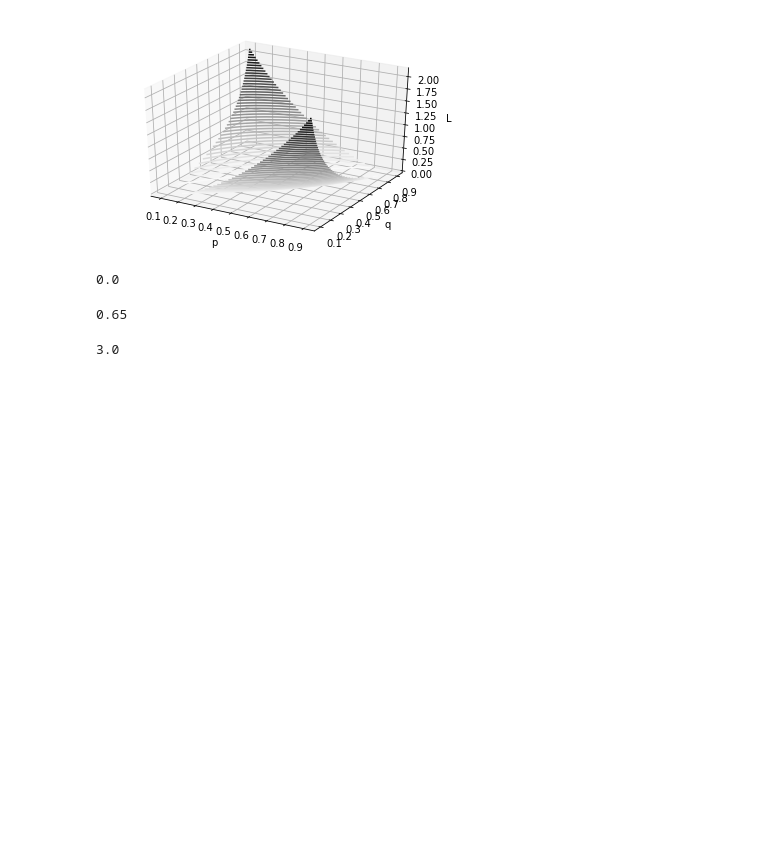
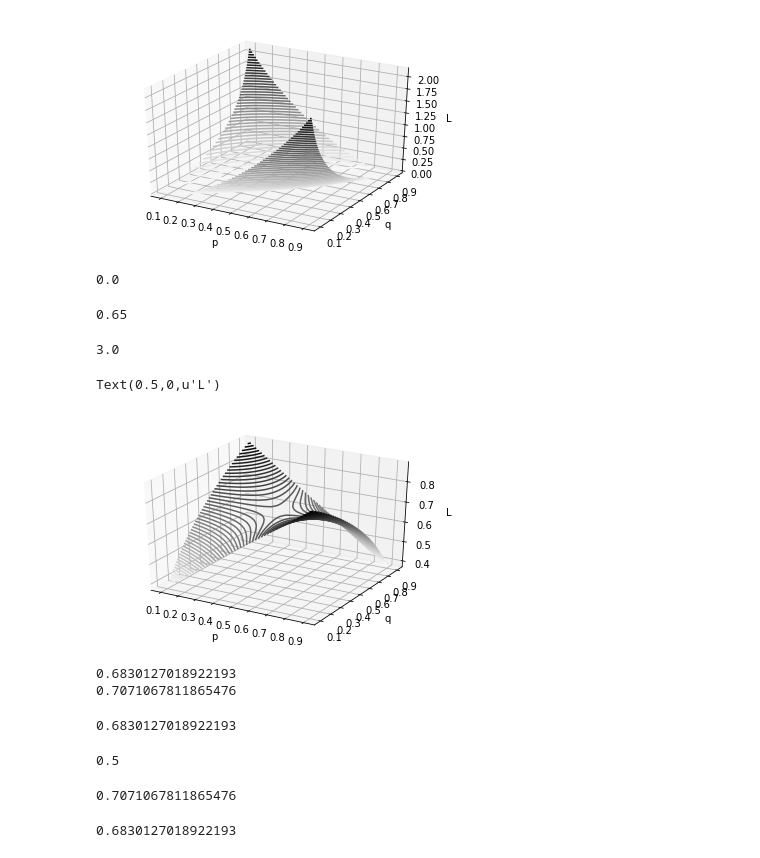
Before and after one commit to Tamarhuygen/MLT, a Jupyter notebook: mltplots.ipynb, the cells around one changed output. Drawn from its saved outputs; the diff is of its cells as text; code cells hidden in the pictures; blank space fills up the shorter version.

```diff
--- a/mltplots.ipynb
+++ b/mltplots.ipynb
@@ -38,3 +38,43 @@ L(0.1,0.2)
 np.sqrt(0.9/0.1)
 # %% [output]
 3.0
+# %%
+def Lc(p,q):
+    return ((1-p)*np.sqrt(q))+(p*np.sqrt(1-q))
+# %%
+p = np.linspace(0.1,0.9,30)
+q = np.linspace(0.1,0.9,30)
+X,Y = np.meshgrid(p,q)
+Z = Lc(X,Y)
+# %%
+figure2 = plt.figure()
+ax = plt.axes(projection = '3d')
+ax.contour3D(X, Y, Z, 50, cmap ='binary')
+ax.set_xlabel('p')
+ax.set_ylabel('q')
+ax.set_zlabel('L')
+# %% [output]
+Text(0.5,0,u'L')
+[figure, added]
+# %%
+print Lc(0.5,0.25)
+print Lc(0.5,0.5)
+# %% [output]
+0.6830127018922193
+0.7071067811865476
+# %%
+0.5*np.sqrt(0.25)+0.5*np.sqrt(0.75)
+# %% [output]
+0.6830127018922193
+# %%
+np.sqrt(0.25)
+# %% [output]
+0.5
+# %%
+np.sqrt(0.5)
+# %% [output]
+0.7071067811865476
+# %%
+(1+np.sqrt(3))/4
+# %% [output]
+0.6830127018922193
```
Also changed, not shown: 1 other file.
